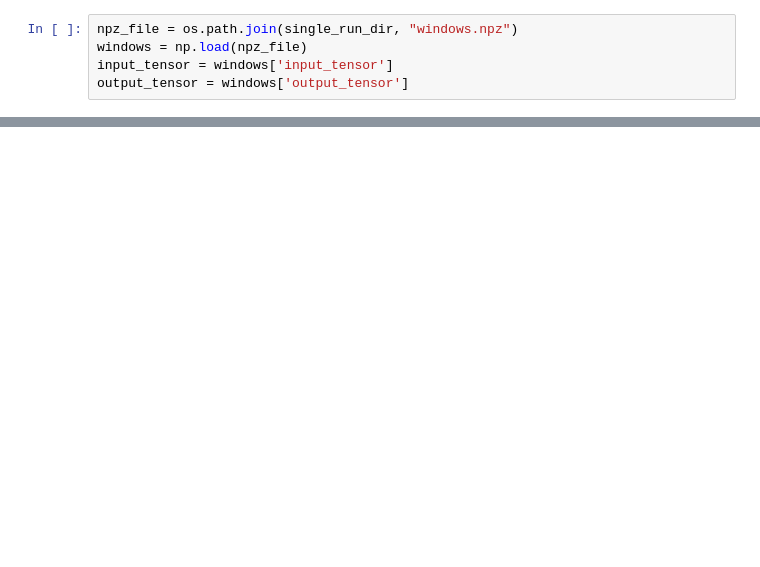
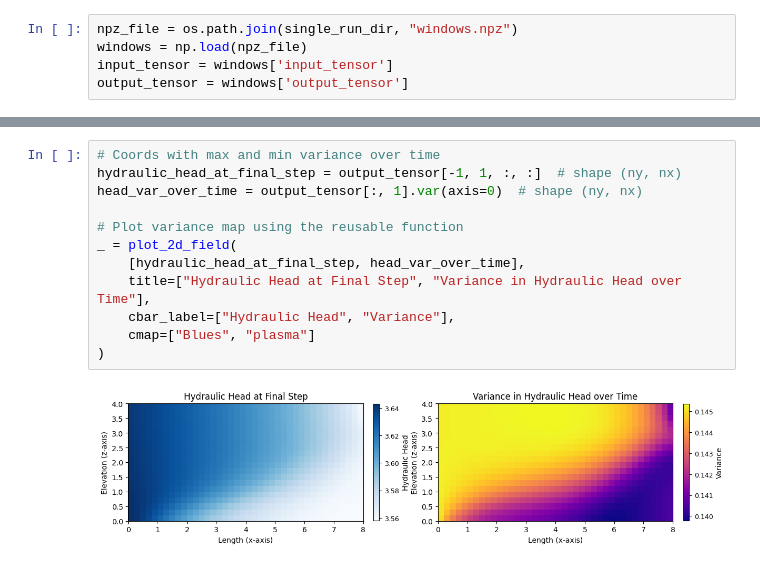
Before and after one commit to arpit-kapoor/henry_mflab, a Jupyter notebook: notebooks/test_data.ipynb, the cells around one changed output, grey strips where cells are left out. Saved outputs shown, nothing was run; the diff lists cells and outputs as text; blank space fills up the shorter version.

```diff
--- a/notebooks/test_data.ipynb
+++ b/notebooks/test_data.ipynb
@@ -252,3 +261,17 @@ Coordinates: [[12, 39], [2, 33], [0, 0], [19, 39]]
+# %%
+# Coords with max and min variance over time
+hydraulic_head_at_final_step = output_tensor[-1, 1, :, :]  # shape (ny, nx)
+head_var_over_time = output_tensor[:, 1].var(axis=0)  # shape (ny, nx)
+
+# Plot variance map using the reusable function
+_ = plot_2d_field(
+    [hydraulic_head_at_final_step, head_var_over_time],
+    title=["Hydraulic Head at Final Step", "Variance in Hydraulic Head over Time"],
+    cbar_label=["Hydraulic Head", "Variance"],
+    cmap=["Blues", "plasma"]
+)
+# %% [output]
+[figure, added]
 # %%
 def plot_time_series_by_coords(coords, output_tensor, var_idx=0):
 
```
Also changed, not shown: parts of 9 cells of this notebook, 8 other files.
